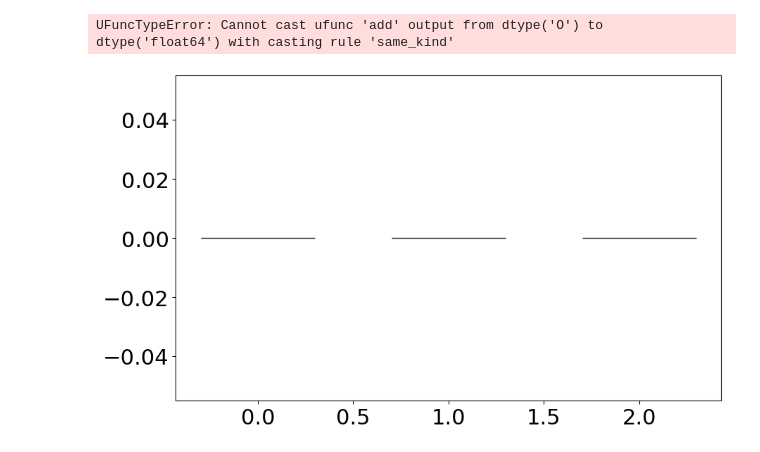
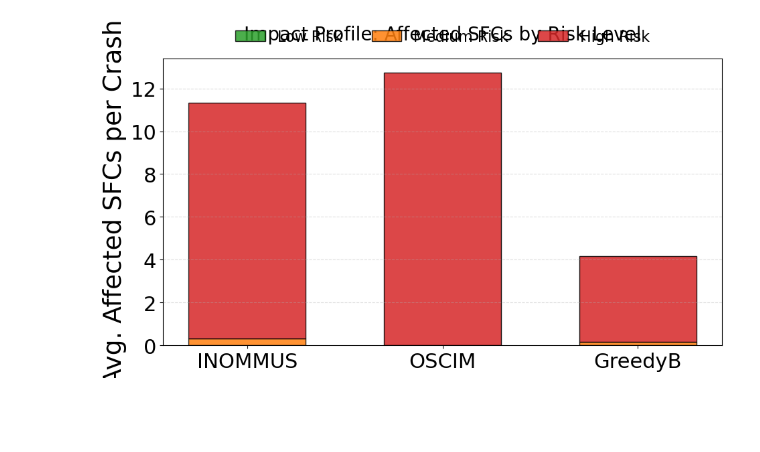
Before and after one commit to FialhoSJ/multi-user-sfc, a Jupyter notebook: plots/2026/teste.ipynb, the cells around one changed output. Cells and saved outputs as stored; diff of their text form; code cells hidden in the pictures; blank space fills up the shorter version.

```diff
--- a/plots/2026/teste.ipynb
+++ b/plots/2026/teste.ipynb
@@ -753,10 +766,15 @@ Dados Micro carregados: 170 linhas
 def plot_failures_risk_stacked(df_impact):
     if df_impact.empty: return
 
+    # --- CORREÇÃO 1: Garantir que as colunas sejam numéricas ---
+    cols_to_fix = ['low_risk_count', 'medium_risk_count', 'high_risk_count']
+    for col in cols_to_fix:
+        # Tenta converter para número, se der erro (ex: texto), transforma em NaN e depois em 0
+        if col in df_impact.columns:
+            df_impact[col] = pd.to_numeric(df_impact[col], errors='coerce').fillna(0)
+
     # Agrupar médias por algoritmo
-    # Somamos os counts de todas as trials e tiramos a média por trial, ou soma total.
-    # Aqui vamos visualizar o TOTAL de SFCs afetadas acumuladas (ou média por evento, ajustável)
-    df_agg = df_impact.groupby('algorithm')[['low_risk_count', 'medium_risk_count', 'high_risk_count']].mean()
+    df_agg = df_impact.groupby('algorithm')[cols_to_fix].mean()
 
     # Ordenação baseada nas cores definidas
     algs_sorted = sorted(df_agg.index, key=lambda x: list(CORES_ALGORITMOS.keys()).index(x) if x in CORES_ALGORITMOS else 999)
@@ -767,39 +785,42 @@ def plot_failures_risk_stacked(df_impact):
     # Configuração das Barras Empilhadas
     bar_width = 0.6
     indices = np.arange(len(df_agg))
 
-    # Cores para os níveis de risco (Semântica de trânsito)
     colors_risk = ['#2ca02c', '#ff7f0e', '#d62728'] # Verde, Laranja, Vermelho
     labels_risk = ['Low Risk', 'Medium Risk', 'High Risk']
 
-    bottoms = np.zeros(len(df_agg))
+    # Inicializa o fundo (bottom) como float
+    bottoms = np.zeros(len(df_agg), dtype=float)
 
-    for i, col in enumerate(['low_risk_count', 'medium_risk_count', 'high_risk_count']):
-        values = df_agg[col].values
+    for i, col in enumerate(cols_to_fix):
+        # --- CORREÇÃO 2: Garantir que values seja array de floats ---
+        values = df_agg[col].values.astype(float)
+
         ax.bar(indices, values, bar_width, bottom=bottoms,
                label=labels_risk[i], color=colors_risk[i],
                edgecolor='black', alpha=0.85)
+
+        # Agora a soma vai funcionar porque ambos são floats
         bottoms += values
 
     # Estilização
     ax.set_ylabel('Avg. Affected SFCs per Crash')
     ax.set_title('Impact Profile: Affected SFCs by Risk Level', pad=20, fontsize=20)
     ax.set_xticks(indices)
     ax.set_xticklabels(df_agg.index, rotation=0)
     ax.grid(axis='y', linestyle='--', alpha=0.4)
 
     # Legenda
     ax.legend(loc='upper center', bbox_to_anchor=(0.5, 1.15),
               ncol=3, frameon=False, fontsize=16)
 
     plt.tight_layout()
     plt.savefig('resilience_risk_profile.pdf', dpi=300)
     plt.show()
 
 plot_failures_risk_stacked(df_impacto)
 # %% [output]
-UFuncTypeError: Cannot cast ufunc 'add' output from dtype('O') to dtype('float64') with casting rule 'same_kind'
-[figure, old version]
+[figure, new version]
 # %%
 def plot_latency_degradation_box(df_resil):
     if df_resil.empty: return
```
Also changed, not shown: parts of 9 cells of this notebook.
